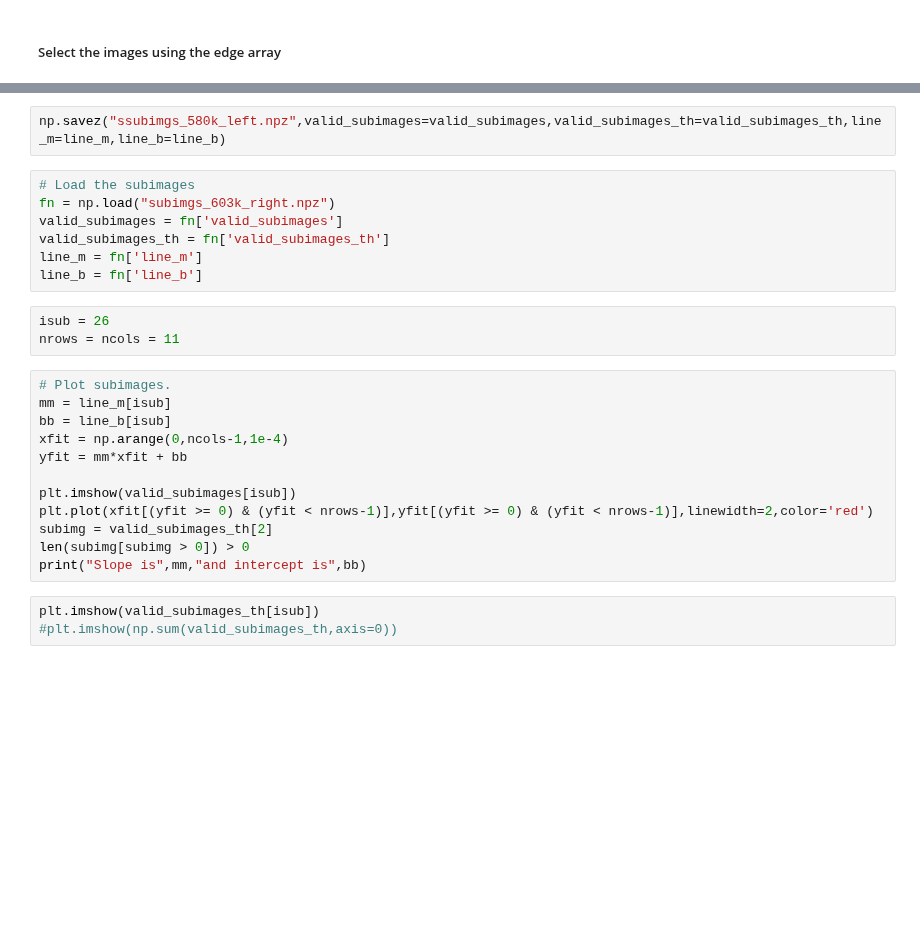
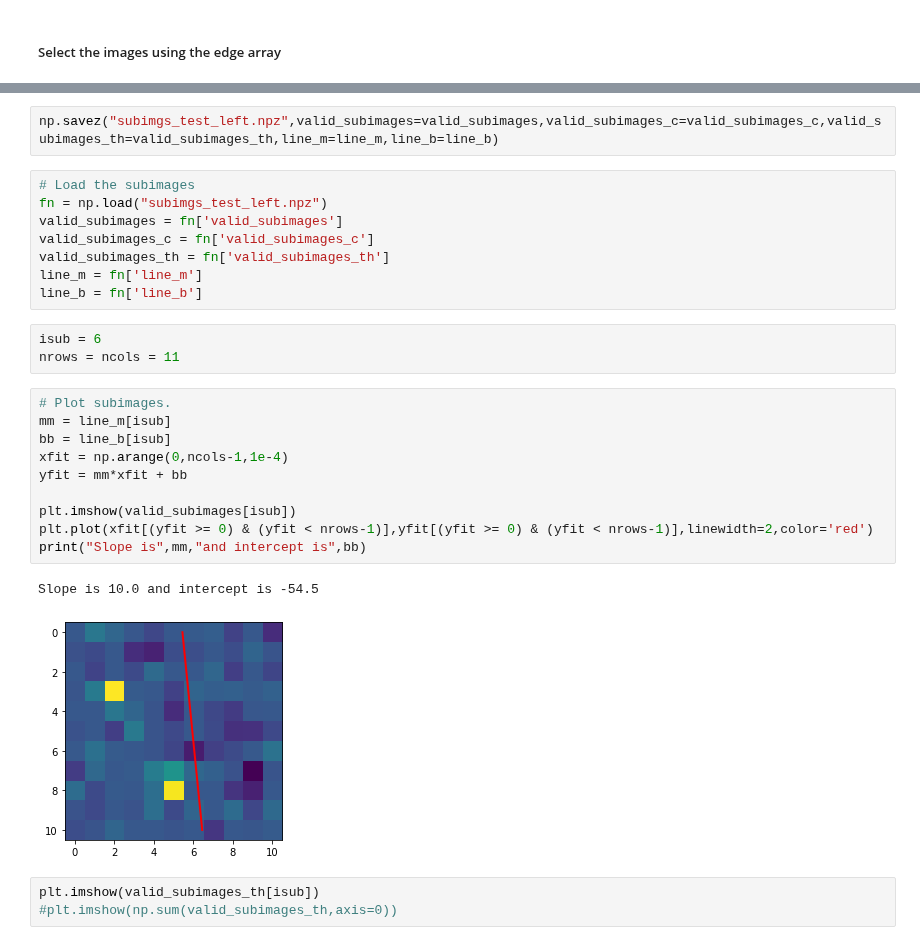
Before and after one commit to jerenner/emsim, a Jupyter notebook: notebooks/emsim_dataproc.ipynb, the cells around one changed output, grey strips where cells are left out. Drawn from its saved outputs; the diff is of its cells as text; blank space fills up the shorter version.

```diff
--- a/notebooks/emsim_dataproc.ipynb
+++ b/notebooks/emsim_dataproc.ipynb
@@ -385,27 +423,29 @@ valid_subimages.shape
 # %%
-np.savez("ssubimgs_580k_left.npz",valid_subimages=valid_subimages,valid_subimages_th=valid_subimages_th,line_m=line_m,line_b=line_b)
+np.savez("subimgs_test_left.npz",valid_subimages=valid_subimages,valid_subimages_c=valid_subimages_c,valid_subimages_th=valid_subimages_th,line_m=line_m,line_b=line_b)
 # %%
 # Load the subimages
-fn = np.load("subimgs_603k_right.npz")
+fn = np.load("subimgs_test_left.npz")
 valid_subimages = fn['valid_subimages']
+valid_subimages_c = fn['valid_subimages_c']
 valid_subimages_th = fn['valid_subimages_th']
 line_m = fn['line_m']
 line_b = fn['line_b']
 # %%
-isub = 26
+isub = 6
 nrows = ncols = 11
 # %%
 # Plot subimages.
 mm = line_m[isub]
 bb = line_b[isub]
 xfit = np.arange(0,ncols-1,1e-4)
 yfit = mm*xfit + bb
 
 plt.imshow(valid_subimages[isub])
 plt.plot(xfit[(yfit >= 0) & (yfit < nrows-1)],yfit[(yfit >= 0) & (yfit < nrows-1)],linewidth=2,color='red')
-subimg = valid_subimages_th[2]
-len(subimg[subimg > 0]) > 0
 print("Slope is",mm,"and intercept is",bb)
+# %% [output]
+Slope is 10.0 and intercept is -54.5
+[figure, added]
 # %%
 plt.imshow(valid_subimages_th[isub])
 #plt.imshow(np.sum(valid_subimages_th,axis=0))
```
Also changed, not shown: parts of 9 cells of this notebook.
